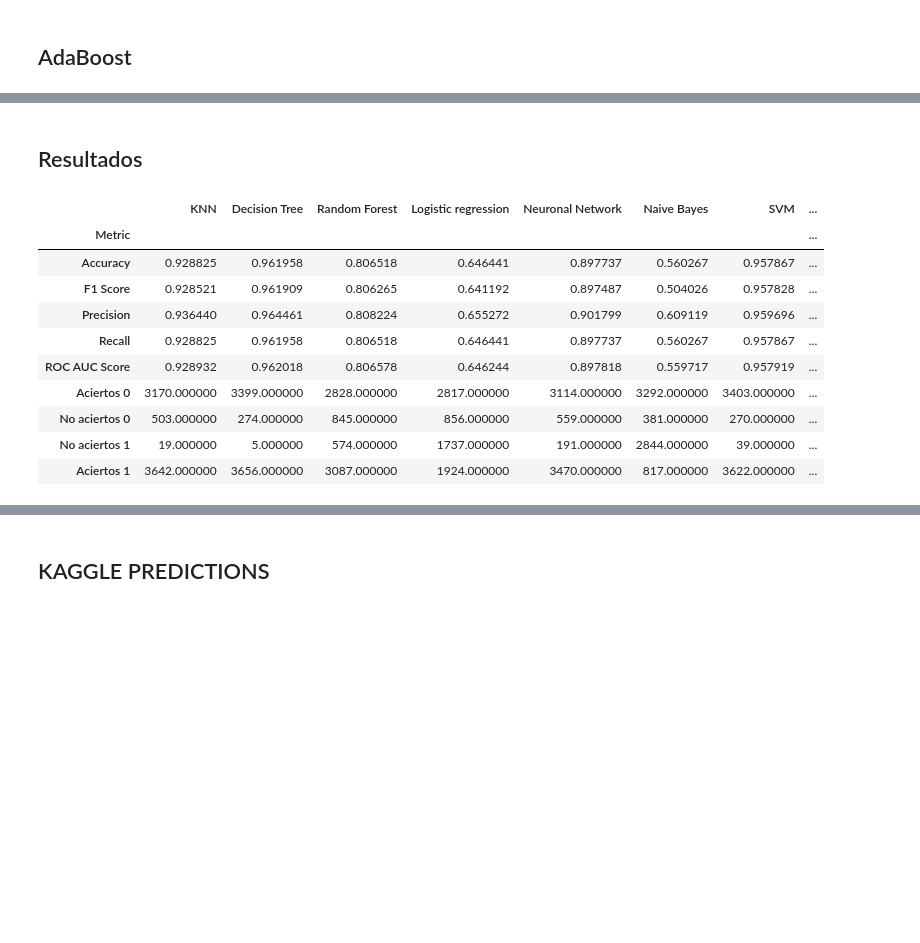
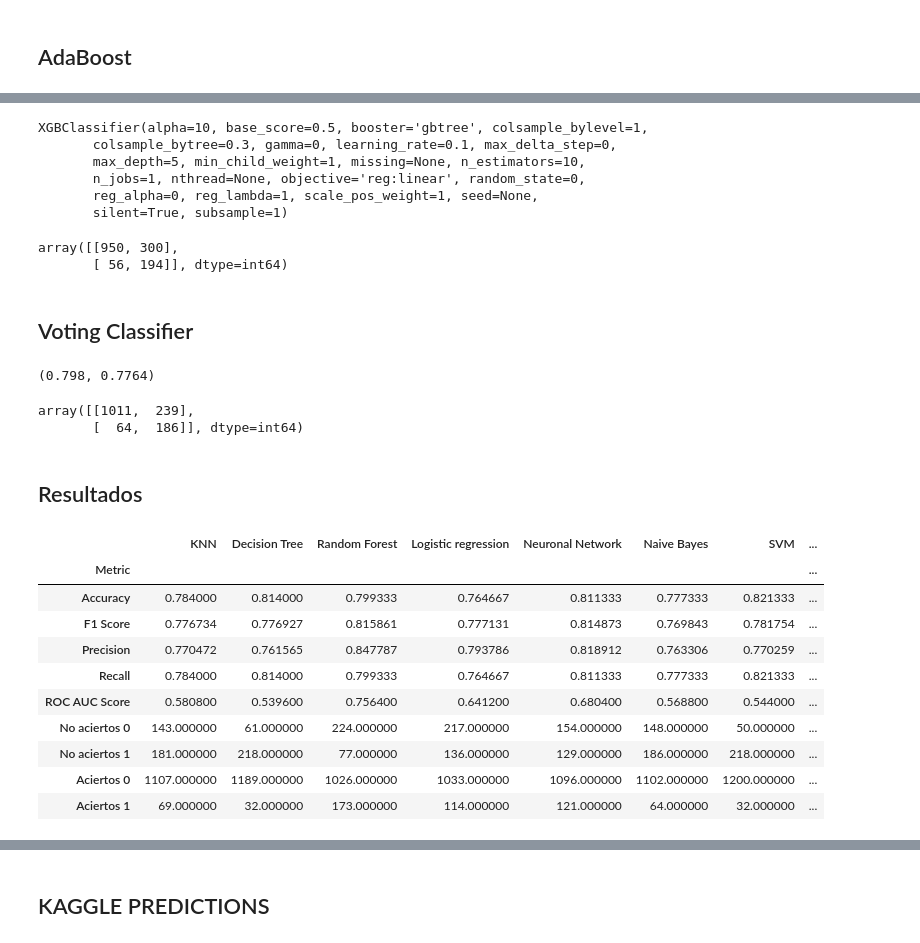
Before and after one commit to julianferres/7506-DATOS-TP2, a Jupyter notebook: TP2.ipynb, the cells around one changed output, grey strips where cells are left out. Drawn from its saved outputs; the diff is of its cells as text; code cells hidden in the pictures; blank space fills up the shorter version.

```diff
--- a/TP2.ipynb
+++ b/TP2.ipynb
@@ -313,7 +315,7 @@ LogisticRegression(C=1.0, class_weight=None, dual=False, fit_intercept=True,
 ## Neuronal Network
 # %%
 from sklearn.neural_network import MLPClassifier
-my_classifier5 = MLPClassifier(max_iter=100000,hidden_layer_sizes=(100,100,100), )
+my_classifier5 = MLPClassifier(hidden_layer_sizes=(100,50,100),max_iter=800000)
 my_classifier5.fit(X_train,y_train)
 # %% [output]
 MLPClassifier(activation='relu', alpha=0.0001, batch_size='auto', beta_1=0.9,
@@ -346,7 +363,6 @@ SVC(C=1.0, cache_size=200, class_weight=None, coef0=0.0,
 ## AdaBoost
 # %%
 from sklearn.ensemble import AdaBoostClassifier
-my_classifier8 = AdaBoostClassifier(tree.DecisionTreeClassifier(max_depth=1), n_estimators=200,
-    algorithm="SAMME.R", learning_rate=0.5, random_state=42)
+my_classifier8 = AdaBoostClassifier(tree.DecisionTreeClassifier(max_depth=1), n_estimators=2000,algorithm="SAMME", learning_rate=1, random_state=42)
 my_classifier8.fit(X_train,y_train)
 # %% [output]
@@ -361,28 +384,59 @@ AdaBoostClassifier(algorithm='SAMME.R',
+# %%
+import xgboost as xgb
+my_classifier9 = xgb.XGBClassifier(objective ='reg:linear', colsample_bytree = 0.3, learning_rate = 0.1,max_depth = 5, alpha = 10, n_estimators = 10)
+my_classifier9.fit(X_train,y_train)
+# %% [output]
+XGBClassifier(alpha=10, base_score=0.5, booster='gbtree', colsample_bylevel=1,
+       colsample_bytree=0.3, gamma=0, learning_rate=0.1, max_delta_step=0,
+       max_depth=5, min_child_weight=1, missing=None, n_estimators=10,
+       n_jobs=1, nthread=None, objective='reg:linear', random_state=0,
+       reg_alpha=0, reg_lambda=1, scale_pos_weight=1, seed=None,
+       silent=True, subsample=1)
+# %%
+metrics.confusion_matrix(ytest, my_classifier9.predict(xtest))
+# %% [output]
+array([[950, 300],
+       [ 56, 194]], dtype=int64)
+# %% [markdown]
+## Voting Classifier
+# %%
+from sklearn.ensemble import VotingClassifier
+vclf = VotingClassifier(estimators=[  ('RF', my_classifier3), ('ADA', my_classifier8),('XGB', my_classifier9)], voting='soft', n_jobs =-1)
+vclf = vclf.fit(X_train, y_train)
+predictions = vclf.predict(xtest)
+accuracy_score(ytest, predictions),roc_auc_score(ytest, predictions)
+# %% [output]
+(0.798, 0.7764)
+# %%
+metrics.confusion_matrix(ytest, predictions)
+# %% [output]
+array([[1011,  239],
+       [  64,  186]], dtype=int64)
 # %% [markdown]
 ## Resultados
 # %%
 clasificadores={"KNN": my_classifier , "Decision Tree": my_classifier2, "Random Forest": my_classifier3, "Logistic regression": my_classifier4,"Neuronal Network":my_classifier5,
-                "Naive Bayes":my_classifier6, "SVM":my_classifier7,"Ada boost": my_classifier8}
+                "Naive Bayes":my_classifier6, "SVM":my_classifier7,"Ada boost": my_classifier8, "XGBOOST":my_classifier9 , "VCLF":vclf}
 resultados={}
 for key,value in clasificadores.items():
-    prediction=value.predict(X_test)
-    matrix=metrics.confusion_matrix(y_test, prediction)
-    resultados[key]=[accuracy_score(y_test, prediction),f1_score(y_test, prediction, average='weighted'),precision_score(y_test, prediction, average='weighted'),recall_score(y_test, prediction, average='weighted'),
-    roc_auc_score(y_test, prediction),matrix[0][0],matrix[0][1],matrix[1][0],matrix[1][1]  ]
-resultados['Metric']=["Accuracy","F1 Score","Precision","Recall","ROC AUC Score","Aciertos 0","No aciertos 0","No aciertos 1","Aciertos 1"]
+    prediction=value.predict(xtest)
+    matrix=metrics.confusion_matrix(ytest, prediction)
+    resultados[key]=[accuracy_score(ytest, prediction),f1_score(ytest, prediction, average='weighted'),precision_score(ytest, prediction, average='weighted'),recall_score(ytest, prediction, average='weighted'),
+    roc_auc_score(ytest, prediction),matrix[0][1],matrix[1][0],matrix[0][0],matrix[1][1]  ]
+resultados['Metric']=["Accuracy","F1 Score","Precision","Recall","ROC AUC Score","No aciertos 0","No aciertos 1","Aciertos 0","Aciertos 1"]
 resultados= pd.DataFrame(resultados)
 resultados.set_index('Metric',inplace=True)
 resultados
 # %% [output]
 |  | KNN | Decision Tree | Random Forest | Logistic regression | Neuronal Network | Naive Bayes | SVM | ... |
 | Metric |  |  |  |  |  |  |  | ... |
-| Accuracy | 0.928825 | 0.961958 | 0.806518 | 0.646441 | 0.897737 | 0.560267 | 0.957867 | ... |
-| F1 Score | 0.928521 | 0.961909 | 0.806265 | 0.641192 | 0.897487 | 0.504026 | 0.957828 | ... |
-| Precision | 0.936440 | 0.964461 | 0.808224 | 0.655272 | 0.901799 | 0.609119 | 0.959696 | ... |
-| Recall | 0.928825 | 0.961958 | 0.806518 | 0.646441 | 0.897737 | 0.560267 | 0.957867 | ... |
-| ROC AUC Score | 0.928932 | 0.962018 | 0.806578 | 0.646244 | 0.897818 | 0.559717 | 0.957919 | ... |
-| Aciertos 0 | 3170.000000 | 3399.000000 | 2828.000000 | 2817.000000 | 3114.000000 | 3292.000000 | 3403.000000 | ... |
-| No aciertos 0 | 503.000000 | 274.000000 | 845.000000 | 856.000000 | 559.000000 | 381.000000 | 270.000000 | ... |
-| No aciertos 1 | 19.000000 | 5.000000 | 574.000000 | 1737.000000 | 191.000000 | 2844.000000 | 39.000000 | ... |
-| Aciertos 1 | 3642.000000 | 3656.000000 | 3087.000000 | 1924.000000 | 3470.000000 | 817.000000 | 3622.000000 | ... |
+| Accuracy | 0.784000 | 0.814000 | 0.799333 | 0.764667 | 0.811333 | 0.777333 | 0.821333 | ... |
+| F1 Score | 0.776734 | 0.776927 | 0.815861 | 0.777131 | 0.814873 | 0.769843 | 0.781754 | ... |
+| Precision | 0.770472 | 0.761565 | 0.847787 | 0.793786 | 0.818912 | 0.763306 | 0.770259 | ... |
+| Recall | 0.784000 | 0.814000 | 0.799333 | 0.764667 | 0.811333 | 0.777333 | 0.821333 | ... |
+| ROC AUC Score | 0.580800 | 0.539600 | 0.756400 | 0.641200 | 0.680400 | 0.568800 | 0.544000 | ... |
+| No aciertos 0 | 143.000000 | 61.000000 | 224.000000 | 217.000000 | 154.000000 | 148.000000 | 50.000000 | ... |
+| No aciertos 1 | 181.000000 | 218.000000 | 77.000000 | 136.000000 | 129.000000 | 186.000000 | 218.000000 | ... |
+| Aciertos 0 | 1107.000000 | 1189.000000 | 1026.000000 | 1033.000000 | 1096.000000 | 1102.000000 | 1200.000000 | ... |
+| Aciertos 1 | 69.000000 | 32.000000 | 173.000000 | 114.000000 | 121.000000 | 64.000000 | 32.000000 | ... |
 # %%
```
Also changed, not shown: parts of 48 cells of this notebook.
